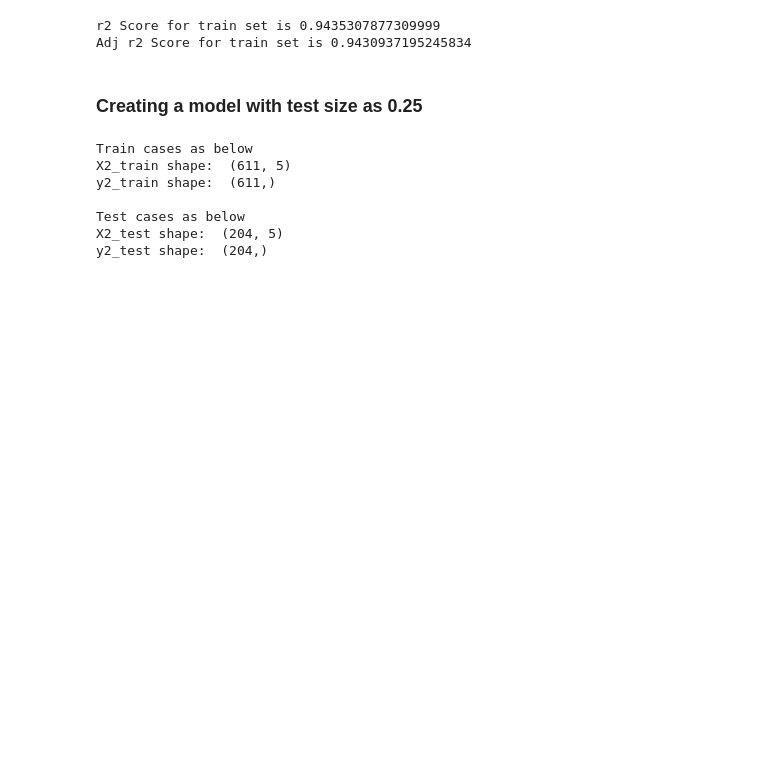
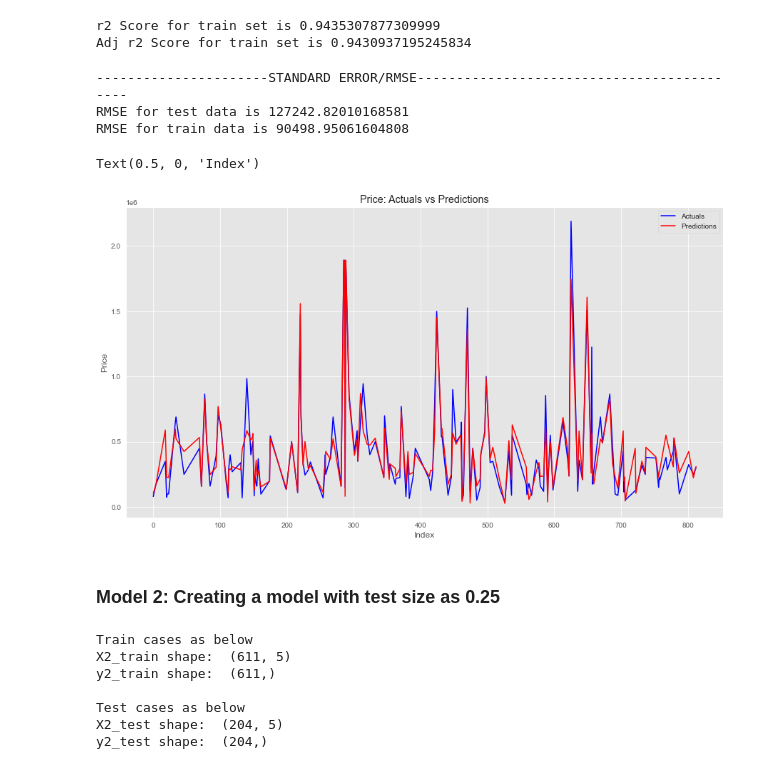
Before and after one commit to Harsha92/Machine-Learning-Using-Python, a Jupyter notebook: Linear Regression/Car Price Prediction/Car Price Prediction.ipynb, the cells around one changed output. Drawn from its saved outputs; the diff is of its cells as text; code cells hidden in the pictures; blank space fills up the shorter version.

```diff
--- a/Linear Regression/Car Price Prediction/Car Price Prediction.ipynb
+++ b/Linear Regression/Car Price Prediction/Car Price Prediction.ipynb
@@ -583,8 +586,33 @@ print('Adj r2 Score for train set is {}'.format(adjusted_r_squared_train))
 # %% [output]
 r2 Score for train set is 0.9435307877309999
 Adj r2 Score for train set is 0.9430937195245834
+# %%
+error_test = y_pred - y_test
+error_train = y_pred_train - y_train
+
+test_RMSE=(((error_test**2).mean())**0.5)
+train_RMSE=(((error_train**2).mean())**0.5)
+
+print('----------------------STANDARD ERROR/RMSE-------------------------------------------')
+print("RMSE for test data is {}".format(test_RMSE))
+print("RMSE for train data is {}".format(train_RMSE))
+# %% [output]
+----------------------STANDARD ERROR/RMSE-------------------------------------------
+RMSE for test data is 127242.82010168581
+RMSE for train data is 90498.95061604808
+# %%
+plt.style.use('ggplot')
+fig, ax=plt.subplots(figsize=(15,8))
+sns.lineplot(x= y_test.index,y =y_test,label='Actuals',color='blue',ax=ax)
+sns.lineplot(x= y_test.index,y =y_pred,label='Predictions',color='red',ax=ax)
+ax.set_title('Price: Actuals vs Predictions')
+ax.set_ylabel('Price')
+ax.set_xlabel('Index')
+# %% [output]
+Text(0.5, 0, 'Index')
+[figure, added]
 # %% [markdown]
-### Creating a model with test size as 0.25
+### Model 2: Creating a model with test size as 0.25
 # %%
  X2_train, X2_test, y2_train, y2_test = train_test_split(X, y, test_size = 0.25, random_state = np.argmax(scores))
 lr2 = LinearRegression()
```
Also changed, not shown: parts of 6 cells of this notebook.
